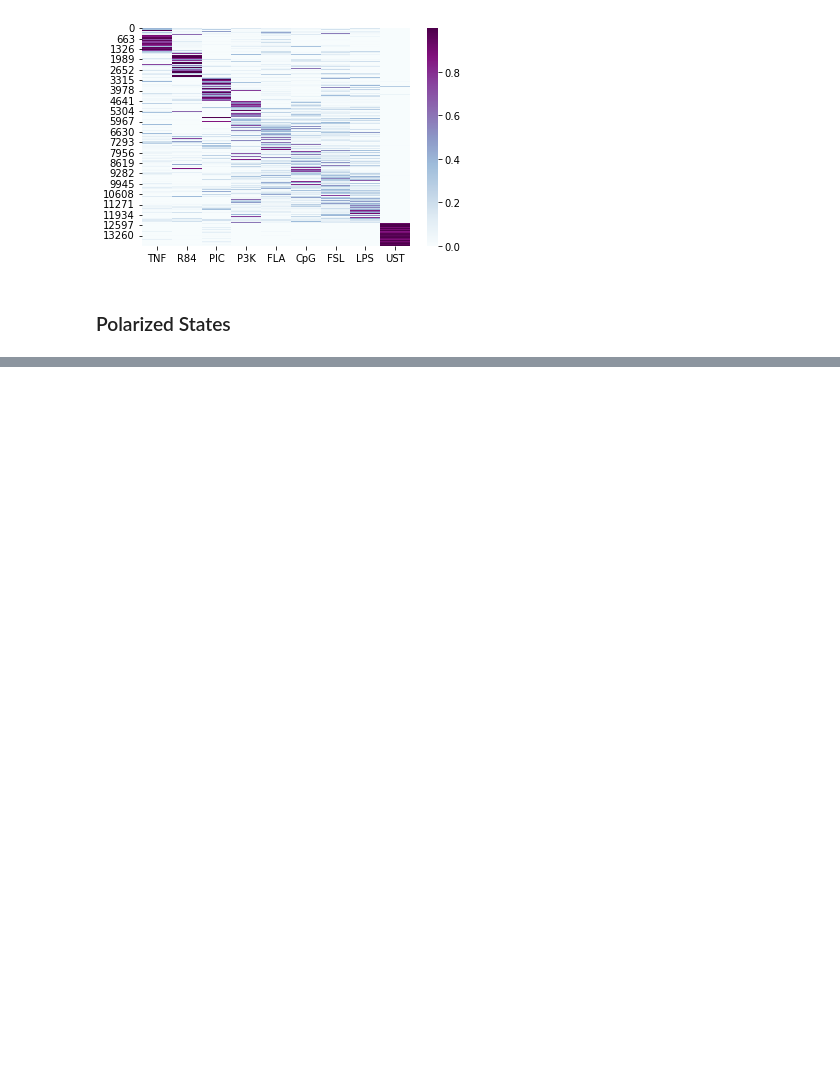
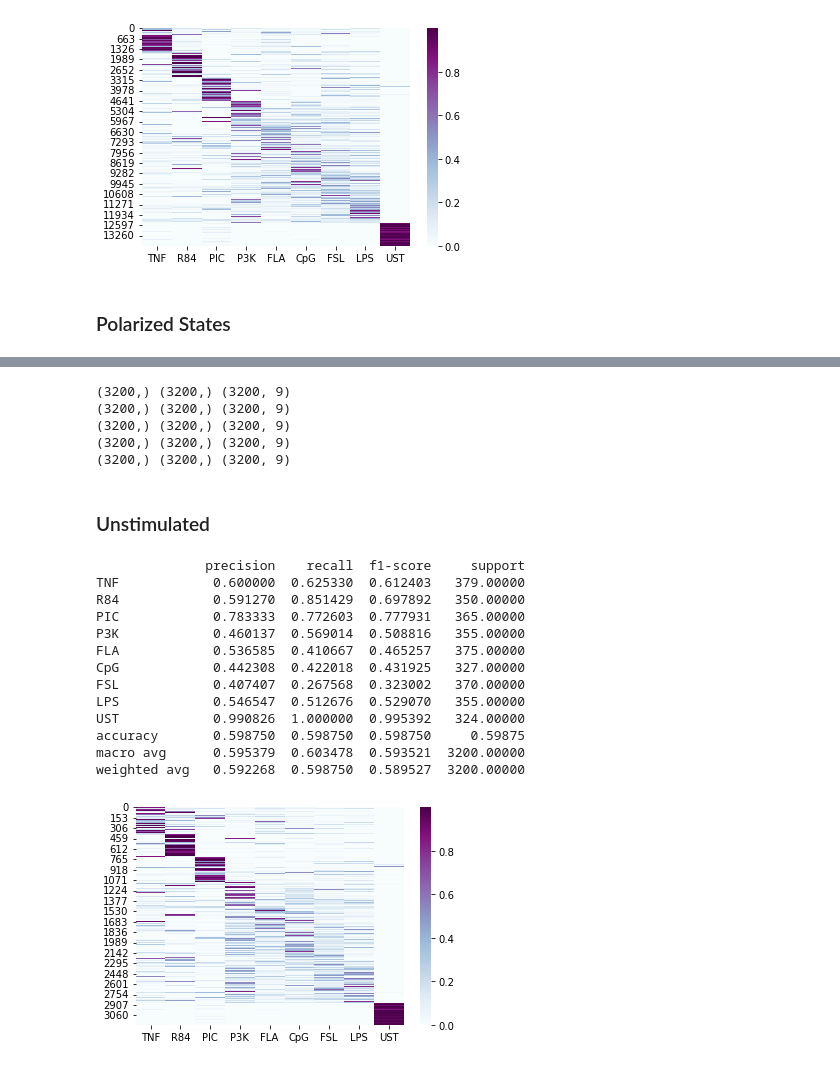
Before and after one commit to apple-soda/lstm-nfkb-dynamics, a Jupyter notebook: notebooks/manuscript-model.ipynb, the cells around one changed output, grey strips where cells are left out. Saved outputs shown, nothing was run; the diff lists cells and outputs as text; code cells hidden in the pictures; blank space fills up the shorter version.

Commit message:
updated manuscript model metrics

```diff
--- a/notebooks/manuscript-model.ipynb
+++ b/notebooks/manuscript-model.ipynb
@@ -232,3 +239,5 @@ ocf = sns.heatmap(one_fraction, cmap="BuPu", xticklabels=ligands)
+# %%
+model.load(dir_load + 'manuscriptmodel.pth')
 # %%
 unpolarized_data = DatasetPolar(ligands, [""], replicas, size)
 ib = DatasetPolar(ligands, ["ib"], replicas, size)
@@ -255,0 +335,71 @@ i4loader = torch.utils.data.DataLoader(i4test, batch_size=32, shuffle=True)
+# %%
+up_true, up_pred, up_prob = up_true[32:], up_pred[32:], up_prob[32:]
+ib_true, ib_pred, ib_prob = ib_true[32:], ib_pred[32:], ib_prob[32:]
+ig_true, ig_pred, ig_prob = ig_true[32:], ig_pred[32:], ig_prob[32:]
+i0_true, i0_pred, i0_prob = i0_true[32:], i0_pred[32:], i0_prob[32:]
+i3_true, i3_pred, i3_prob = i3_true[32:], i3_pred[32:], i3_prob[32:]
+i4_true, i4_pred, i4_prob = i4_true[32:], i4_pred[32:], i4_prob[32:]
+# %%
+print(ib_true.shape, ib_pred.shape, ib_prob.shape)
+print(ig_true.shape, ig_pred.shape, ig_prob.shape)
+print(i0_true.shape, i0_pred.shape, i0_prob.shape)
+print(i3_true.shape, i3_pred.shape, i3_prob.shape)
+print(i4_true.shape, i4_pred.shape, i4_prob.shape)
+# %% [output]
+(3200,) (3200,) (3200, 9)
+(3200,) (3200,) (3200, 9)
+(3200,) (3200,) (3200, 9)
+(3200,) (3200,) (3200, 9)
+(3200,) (3200,) (3200, 9)
+# %%
+up_df = np.vstack([up_true, up_pred]).T
+up_df = pd.DataFrame(up_df)
+up_fraction = Fraction(up_true, up_prob)
+
+ib_df = np.vstack([ib_true, ib_pred]).T
+ib_df = pd.DataFrame(ib_df)
+ib_fraction = Fraction(ib_true, ib_prob)
+
+ig_df = np.vstack([ig_true, ig_pred]).T
+ig_df = pd.DataFrame(ig_df)
+ig_fraction = Fraction(ig_true, ig_prob)
+
+i0_df = np.vstack([i0_true, i0_pred]).T
+i0_df = pd.DataFrame(i0_df)
+i0_fraction = Fraction(i0_true, i0_prob)
+
+i3_df = np.vstack([i3_true, i3_pred]).T
+i3_df = pd.DataFrame(i3_df)
+i3_fraction = Fraction(i3_true, i3_prob)
+
+i4_df = np.vstack([i4_true, i4_pred]).T
+i4_df = pd.DataFrame(i4_df)
+i4_fraction = Fraction(i4_true, i4_prob)
+# %% [markdown]
+### Unstimulated
+# %%
+up_cf = sns.heatmap(up_fraction, cmap = "BuPu", xticklabels=ligands)
+unstimulated_accuracy = sum(up_df[0] == up_df[1])/3200
+up_cf.plot()
+
+upcr = sklearn.metrics.classification_report(up_df[0], up_df[1], target_names=ligands, output_dict=True)
+upcr = pd.DataFrame(upcr).transpose()
+print(upcr)
+
+upf1 = upcr[:9]['f1-score']
+unstimulated_average_f1 = np.mean(upf1)
+# %% [output]
+              precision    recall  f1-score     support
+TNF            0.600000  0.625330  0.612403   379.00000
+R84            0.591270  0.851429  0.697892   350.00000
+PIC            0.783333  0.772603  0.777931   365.00000
+P3K            0.460137  0.569014  0.508816   355.00000
+FLA            0.536585  0.410667  0.465257   375.00000
+CpG            0.442308  0.422018  0.431925   327.00000
+FSL            0.407407  0.267568  0.323002   370.00000
+LPS            0.546547  0.512676  0.529070   355.00000
+UST            0.990826  1.000000  0.995392   324.00000
+accuracy       0.598750  0.598750  0.598750     0.59875
+macro avg      0.595379  0.603478  0.593521  3200.00000
+weighted avg   0.592268  0.598750  0.589527  3200.00000
+[figure, added]
```
Also changed, not shown: parts of 34 cells of this notebook.
